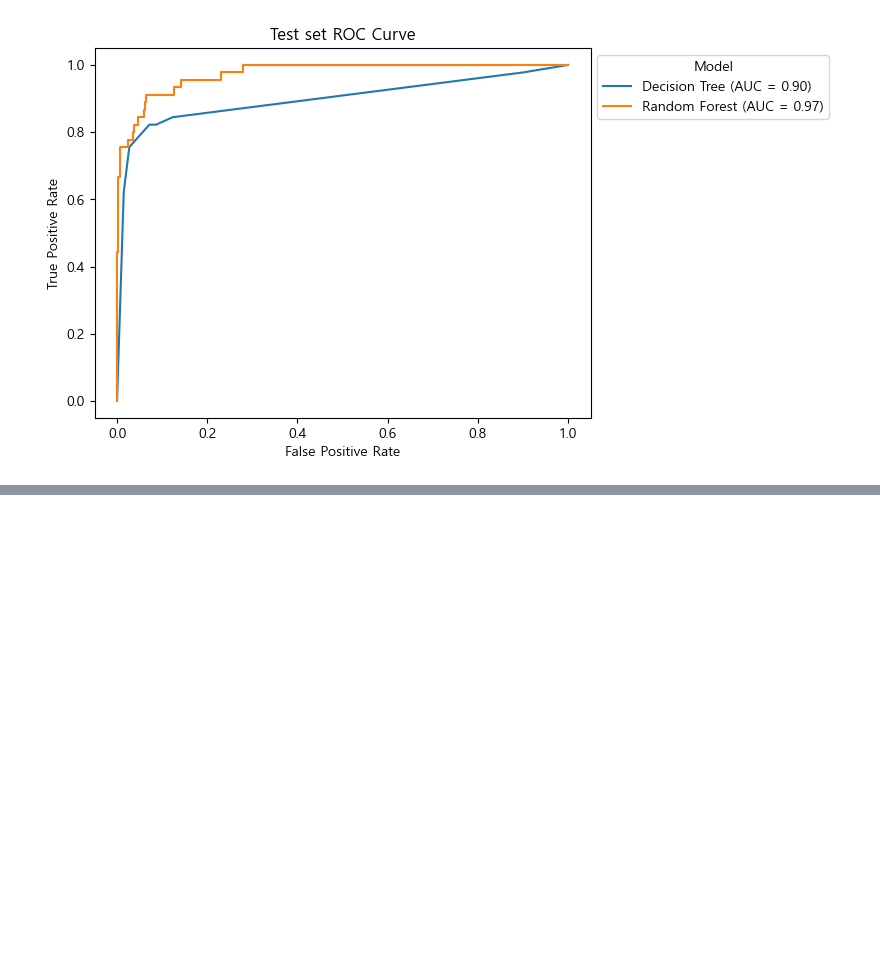
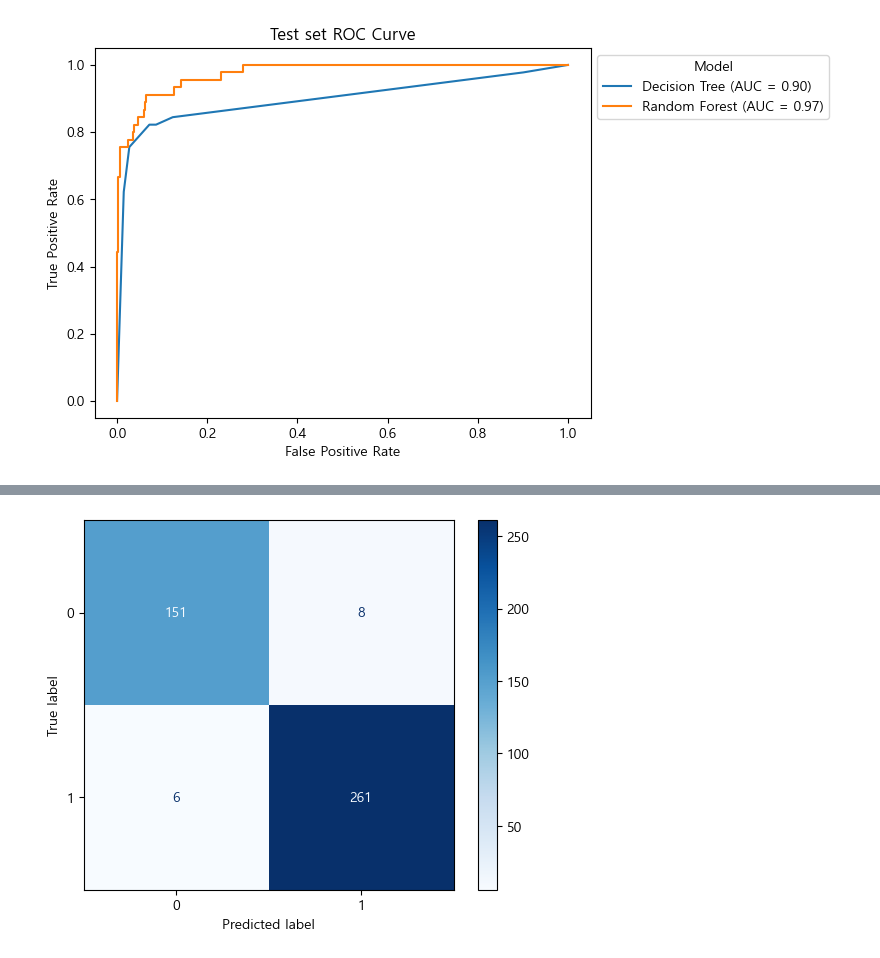
Before and after one commit to 1ee1hee/Machine_Learning, a Jupyter notebook: 분류 평가지표.ipynb, the cells around one changed output, grey strips where cells are left out. Cells and saved outputs as stored; diff of their text form; code cells hidden in the pictures; blank space fills up the shorter version.

```diff
--- a/분류 평가지표.ipynb
+++ b/분류 평가지표.ipynb
@@ -726,0 +862,6 @@ plt.show()
+# %%
+cm_train_rfc = confusion_matrix(y_train, rfc_pred_train)
+ConfusionMatrixDisplay(cm_train_rfc).plot(cmap = 'Blues')
+plt.show()
+# %% [output]
+[figure, added]
```
Also changed, not shown: parts of 12 cells of this notebook.
